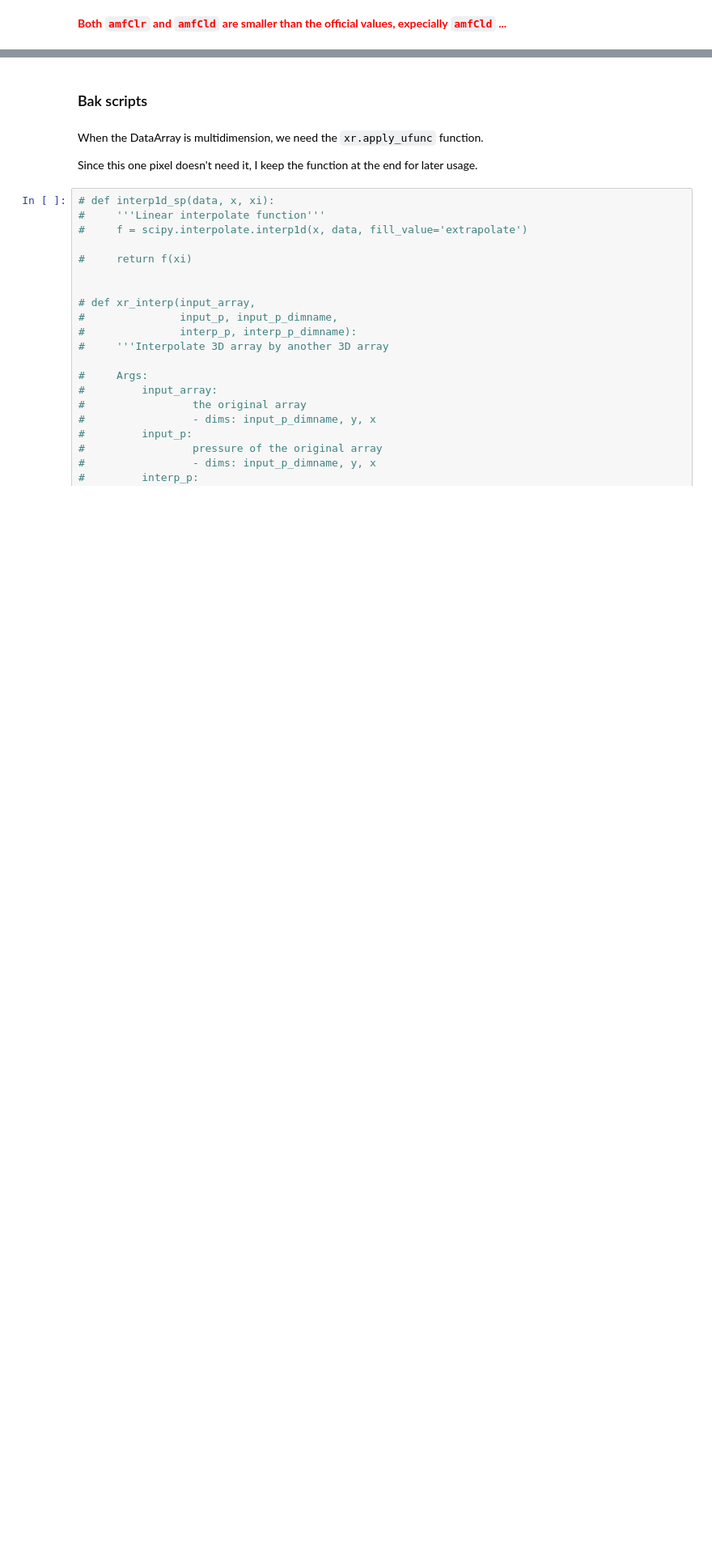
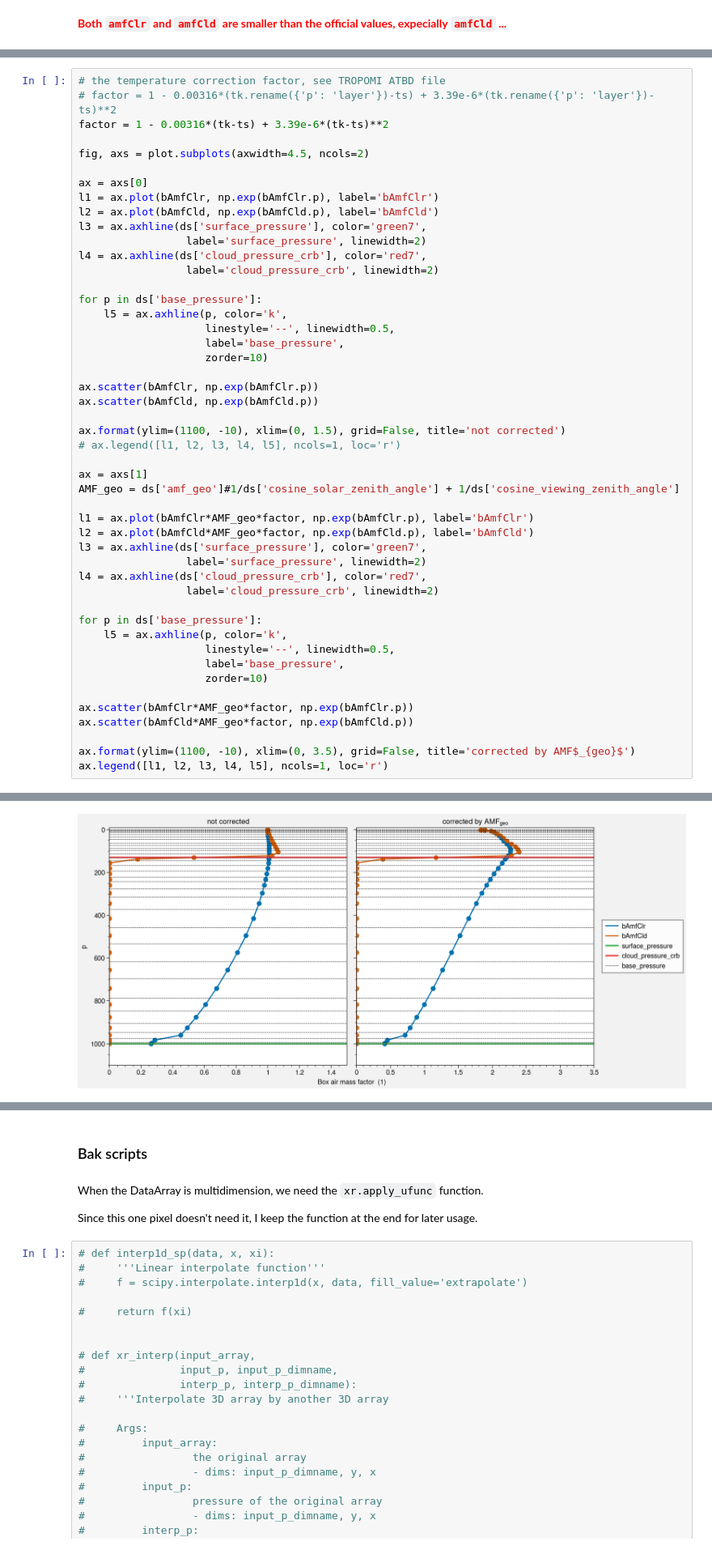
Before and after one commit to zxdawn/S5P-WRFChem-Notebook, a Jupyter notebook: debug/amf_detail.ipynb, the cells around one changed output, grey strips where cells are left out. Shown at 81% size. Saved outputs shown, nothing was run; the diff lists cells and outputs as text; blank space fills up the shorter version.

```diff
--- a/debug/amf_detail.ipynb
+++ b/debug/amf_detail.ipynb
@@ -757,0 +903,49 @@ Official amfCld: 0.2376982867717743, Xin: 0.11156868488802561
+# %%
+# the temperature correction factor, see TROPOMI ATBD file
+# factor = 1 - 0.00316*(tk.rename({'p': 'layer'})-ts) + 3.39e-6*(tk.rename({'p': 'layer'})-ts)**2
+factor = 1 - 0.00316*(tk-ts) + 3.39e-6*(tk-ts)**2
+
+fig, axs = plot.subplots(axwidth=4.5, ncols=2)
+
+ax = axs[0]
+l1 = ax.plot(bAmfClr, np.exp(bAmfClr.p), label='bAmfClr')
+l2 = ax.plot(bAmfCld, np.exp(bAmfCld.p), label='bAmfCld')
+l3 = ax.axhline(ds['surface_pressure'], color='green7',
+                 label='surface_pressure', linewidth=2)
+l4 = ax.axhline(ds['cloud_pressure_crb'], color='red7',
+                 label='cloud_pressure_crb', linewidth=2)
+
+for p in ds['base_pressure']:
+    l5 = ax.axhline(p, color='k',
+                    linestyle='--', linewidth=0.5,
+                    label='base_pressure',
+                    zorder=10)
+
+ax.scatter(bAmfClr, np.exp(bAmfClr.p))
+ax.scatter(bAmfCld, np.exp(bAmfCld.p))
+
+ax.format(ylim=(1100, -10), xlim=(0, 1.5), grid=False, title='not corrected')
+# ax.legend([l1, l2, l3, l4, l5], ncols=1, loc='r')
+
+ax = axs[1]
+AMF_geo = ds['amf_geo']#1/ds['cosine_solar_zenith_angle'] + 1/ds['cosine_viewing_zenith_angle']
+
+l1 = ax.plot(bAmfClr*AMF_geo*factor, np.exp(bAmfClr.p), label='bAmfClr')
+l2 = ax.plot(bAmfCld*AMF_geo*factor, np.exp(bAmfCld.p), label='bAmfCld')
+l3 = ax.axhline(ds['surface_pressure'], color='green7',
+                 label='surface_pressure', linewidth=2)
+l4 = ax.axhline(ds['cloud_pressure_crb'], color='red7',
+                 label='cloud_pressure_crb', linewidth=2)
+
+for p in ds['base_pressure']:
+    l5 = ax.axhline(p, color='k',
+                    linestyle='--', linewidth=0.5,
+                    label='base_pressure',
+                    zorder=10)
+
+ax.scatter(bAmfClr*AMF_geo*factor, np.exp(bAmfClr.p))
+ax.scatter(bAmfCld*AMF_geo*factor, np.exp(bAmfCld.p))
+
+ax.format(ylim=(1100, -10), xlim=(0, 3.5), grid=False, title='corrected by AMF$_{geo}$')
+ax.legend([l1, l2, l3, l4, l5], ncols=1, loc='r')
+# %% [output]
@@ -757,0 +953 @@ Official amfCld: 0.2376982867717743, Xin: 0.11156868488802561
+[figure, added]
```
Also changed, not shown: parts of 46 cells of this notebook, 1 other file.
